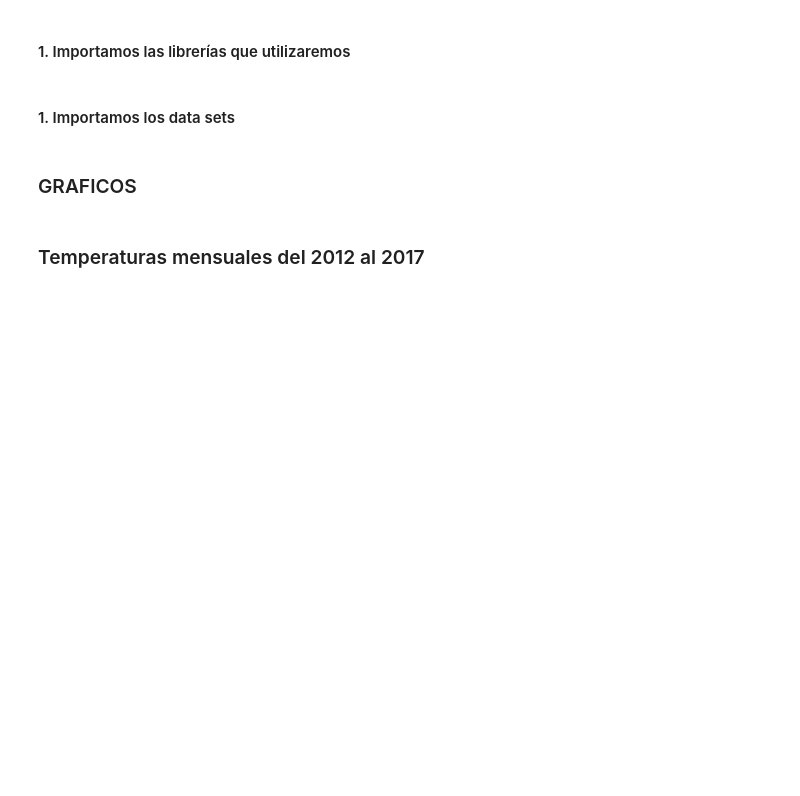
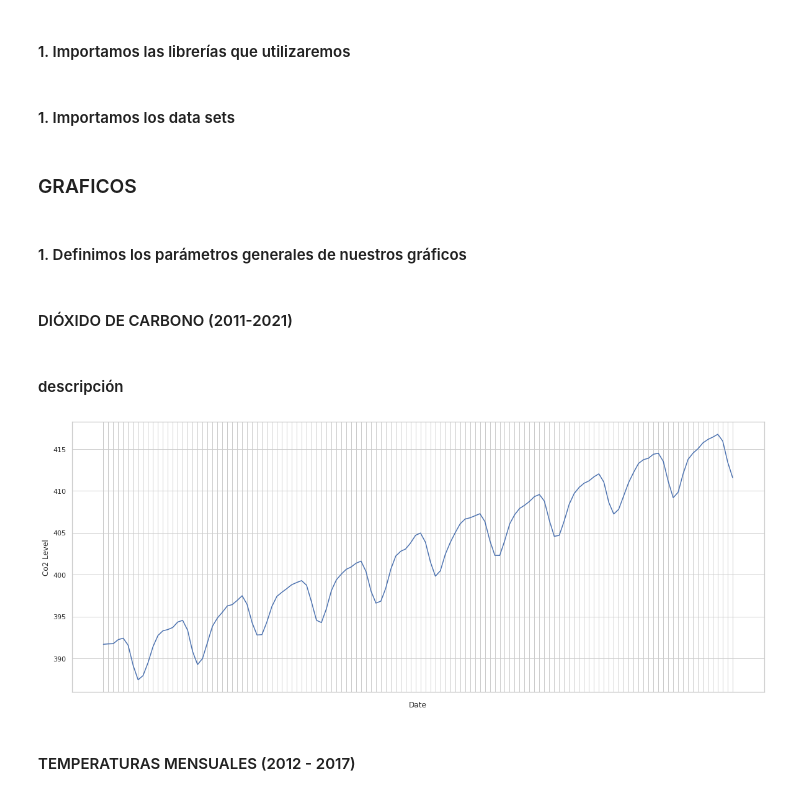
Before and after one commit to JulianTrufero/CO2-and-Temperatures-Seasonality, a Jupyter notebook: Nuevo.ipynb, the cells around one changed output. Cells and saved outputs as stored; diff of their text form; code cells hidden in the pictures; blank space fills up the shorter version.

```diff
--- a/Nuevo.ipynb
+++ b/Nuevo.ipynb
@@ -23,5 +23,19 @@ volat = pd.read_csv('/home/julian/Cursos/Ironhack/Proyectos/Proyecto2/P2-Pipelin
 hm = pd.read_csv('/home/julian/Cursos/Ironhack/Proyectos/Proyecto2/P2-Pipelines/hm')
 # %% [markdown]
 ### GRAFICOS
+# %% [markdown]
+#### 1. Definimos los parámetros generales de nuestros gráficos
+# %%
+sns.set_context("poster")
+sns.set(rc={"figure.figsize": (20.,8.)})
+sns.set_style("whitegrid")
+# %% [markdown]
+#### DIÓXIDO DE CARBONO (2011-2021)
+# %% [markdown]
+#### descripción
+# %%
+c = sns.lineplot(data=co2, x="Date", y="Co2 Level").set_xticklabels(labels=[], rotation=75);
+# %% [output]
+[figure, added]
 # %% [markdown]
-### Temperaturas mensuales del 2012 al 2017
+#### TEMPERATURAS MENSUALES (2012 - 2017)
```
Also changed, not shown: parts of 4 cells of this notebook.
